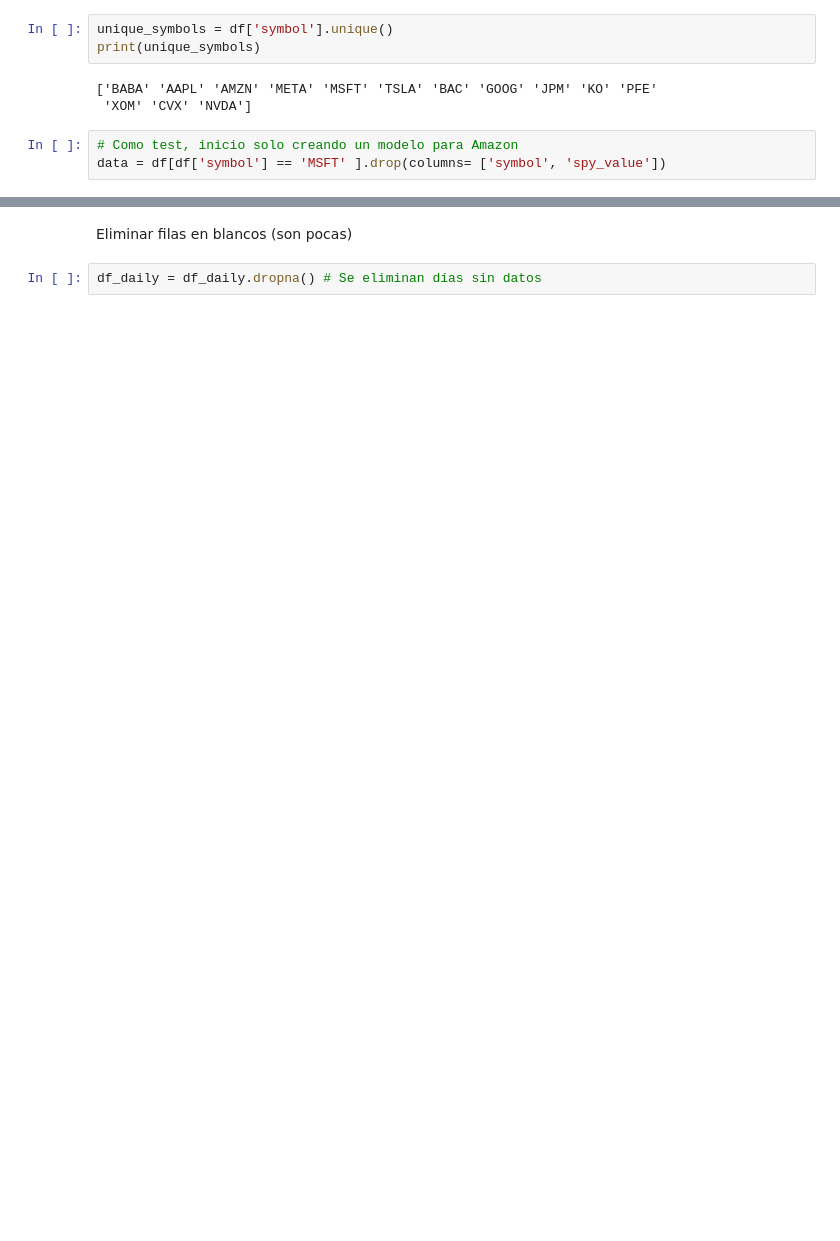
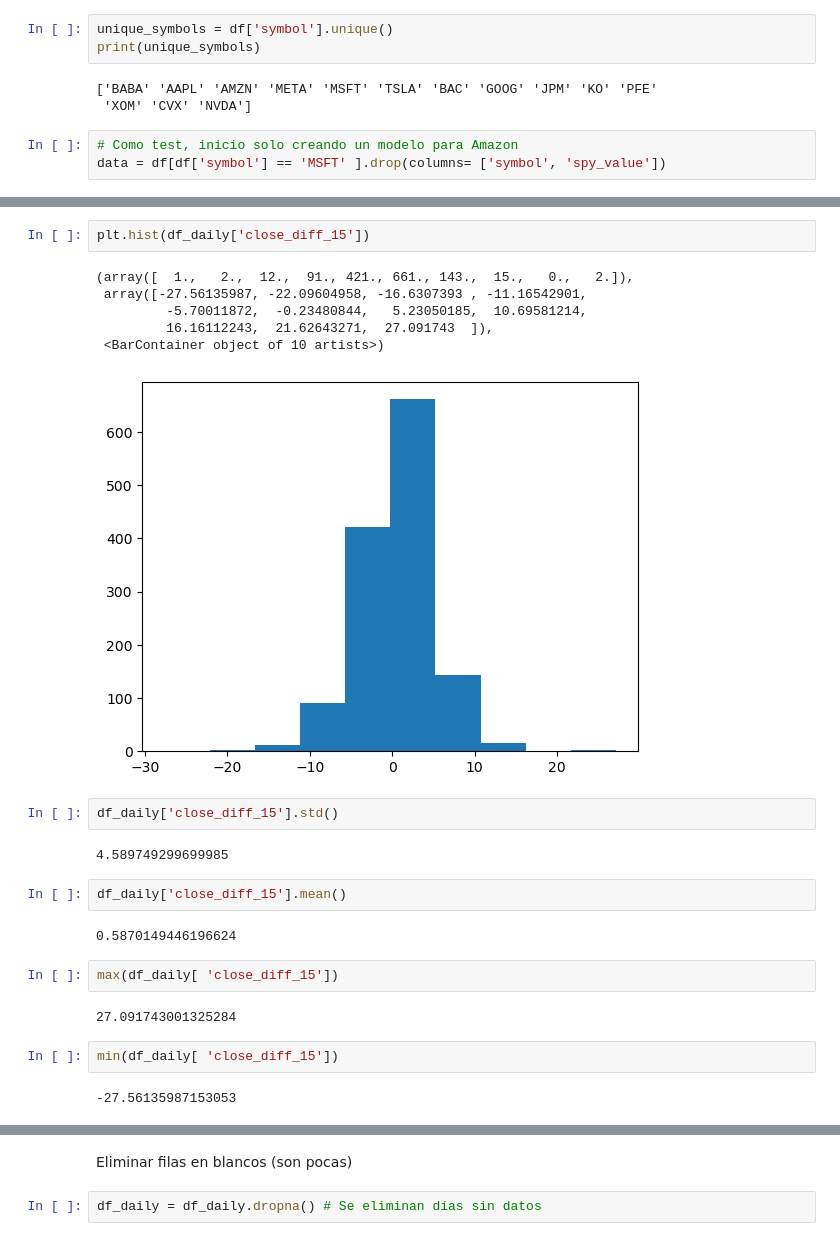
Before and after one commit to MSaula/ProjectVGM, a Jupyter notebook: EDA_Notebooks/DL Reg y Clas/Modelo 5 DL LSTM Regresión Variación.ipynb, the cells around one changed output, grey strips where cells are left out. Saved outputs shown, nothing was run; the diff lists cells and outputs as text; blank space fills up the shorter version.

```diff
--- a/EDA_Notebooks/DL Reg y Clas/Modelo 5 DL LSTM Regresión Variación.ipynb
+++ b/EDA_Notebooks/DL Reg y Clas/Modelo 5 DL LSTM Regresión Variación.ipynb
@@ -144,0 +112,25 @@ Minimum time index: 2018-04-02 08:00:00
+# %%
+plt.hist(df_daily['close_diff_15'])
+# %% [output]
+(array([  1.,   2.,  12.,  91., 421., 661., 143.,  15.,   0.,   2.]),
+ array([-27.56135987, -22.09604958, -16.6307393 , -11.16542901,
+         -5.70011872,  -0.23480844,   5.23050185,  10.69581214,
+         16.16112243,  21.62643271,  27.091743  ]),
+ <BarContainer object of 10 artists>)
+[figure, added]
+# %%
+df_daily['close_diff_15'].std()
+# %% [output]
+4.589749299699985
+# %%
+df_daily['close_diff_15'].mean()
+# %% [output]
+0.5870149446196624
+# %%
+max(df_daily[ 'close_diff_15'])
+# %% [output]
+27.091743001325284
+# %%
+min(df_daily[ 'close_diff_15'])
+# %% [output]
+-27.56135987153053
```
Also changed, not shown: parts of 120 cells of this notebook, 1 other file.
